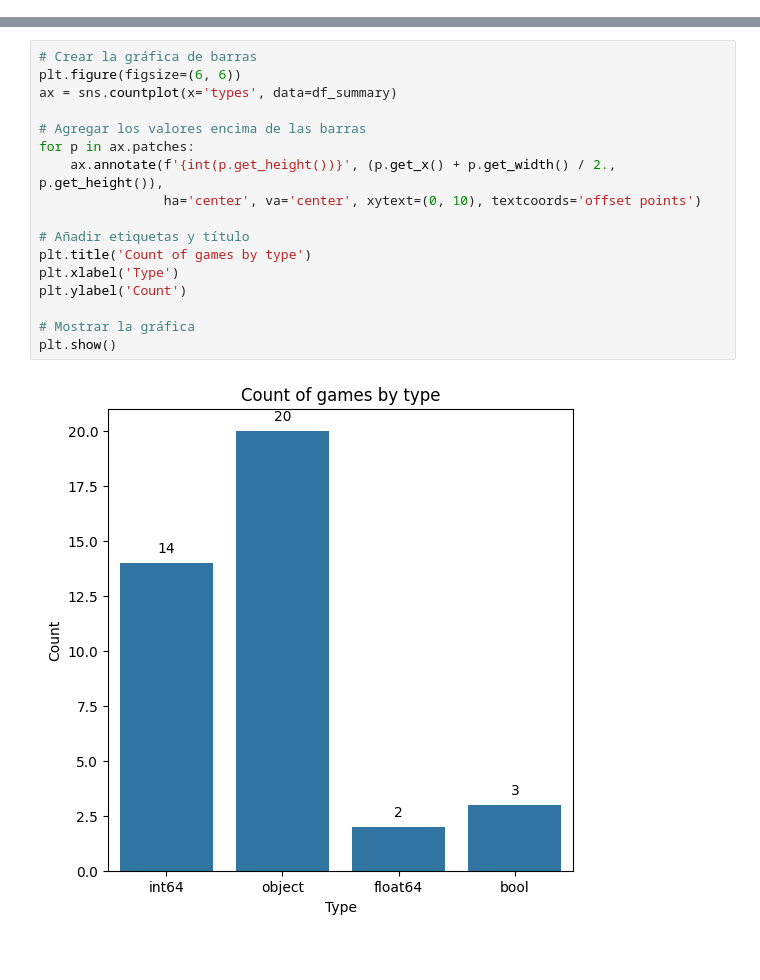
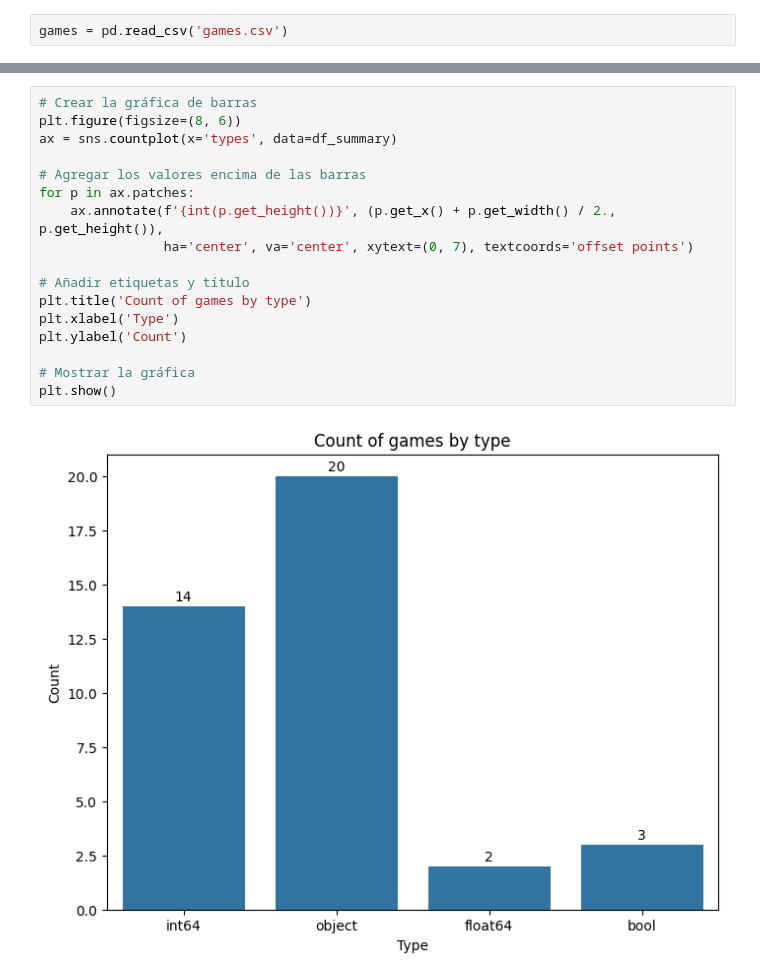
Before and after one commit to SamuelEscalante/SteamGames_Repository, a Jupyter notebook: EDA/raw_eda.ipynb, the cells around one changed output, grey strips where cells are left out. Saved outputs shown, nothing was run; the diff lists cells and outputs as text; blank space fills up the shorter version.

```diff
--- a/EDA/raw_eda.ipynb
+++ b/EDA/raw_eda.ipynb
@@ -17,0 +13,2 @@ games.head(5)
+# %%
+games = pd.read_csv('games.csv')
@@ -65,20 +72,20 @@ Screenshots                 85103   82988
 Movies                      85103   78579
 # %%
 # Crear la gráfica de barras
-plt.figure(figsize=(6, 6))
+plt.figure(figsize=(8, 6))
 ax = sns.countplot(x='types', data=df_summary)
 
 # Agregar los valores encima de las barras
 for p in ax.patches:
     ax.annotate(f'{int(p.get_height())}', (p.get_x() + p.get_width() / 2., p.get_height()),
-                ha='center', va='center', xytext=(0, 10), textcoords='offset points')
+                ha='center', va='center', xytext=(0, 7), textcoords='offset points')
 
 # Añadir etiquetas y título
 plt.title('Count of games by type')
 plt.xlabel('Type')
 plt.ylabel('Count')
 
 # Mostrar la gráfica
 plt.show()
 # %% [output]
-[figure, old version]
+[figure, new version]
```
Also changed, not shown: parts of 4 cells of this notebook.
